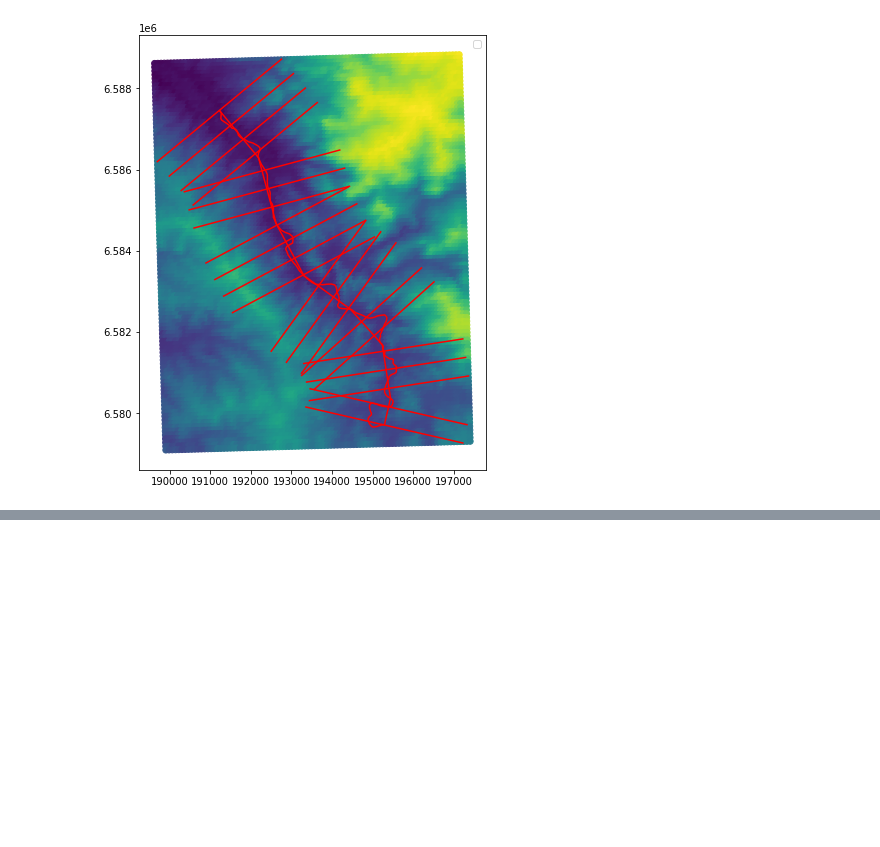
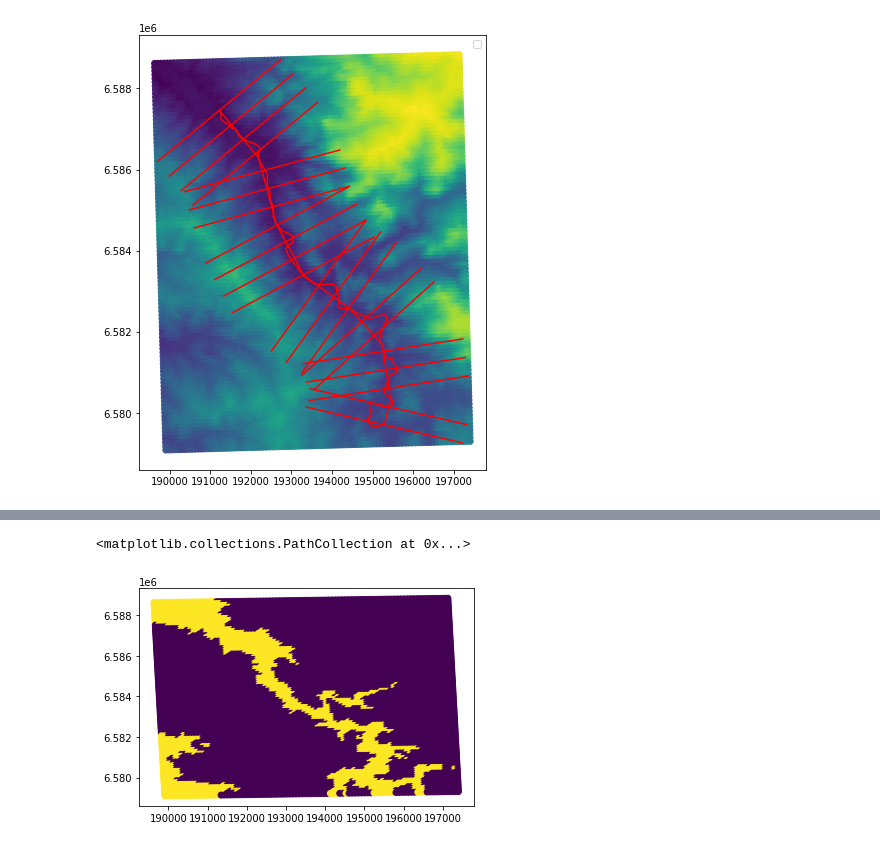
Before and after one commit to robertorolo/mancha_de_inundacao, a Jupyter notebook: prototipo.ipynb, the cells around one changed output, grey strips where cells are left out. Saved outputs shown, nothing was run; the diff lists cells and outputs as text; code cells hidden in the pictures; blank space fills up the shorter version.

```diff
--- a/prototipo.ipynb
+++ b/prototipo.ipynb
@@ -164,0 +200,5 @@ SyntaxError: invalid syntax (784066060.py, line 1)
+# %%
+plt.scatter(coords[0], coords[1], c=mancha)
+# %% [output]
+<matplotlib.collections.PathCollection at 0x...>
+[figure, added]
```
Also changed, not shown: parts of 13 cells of this notebook, 2 other files.
